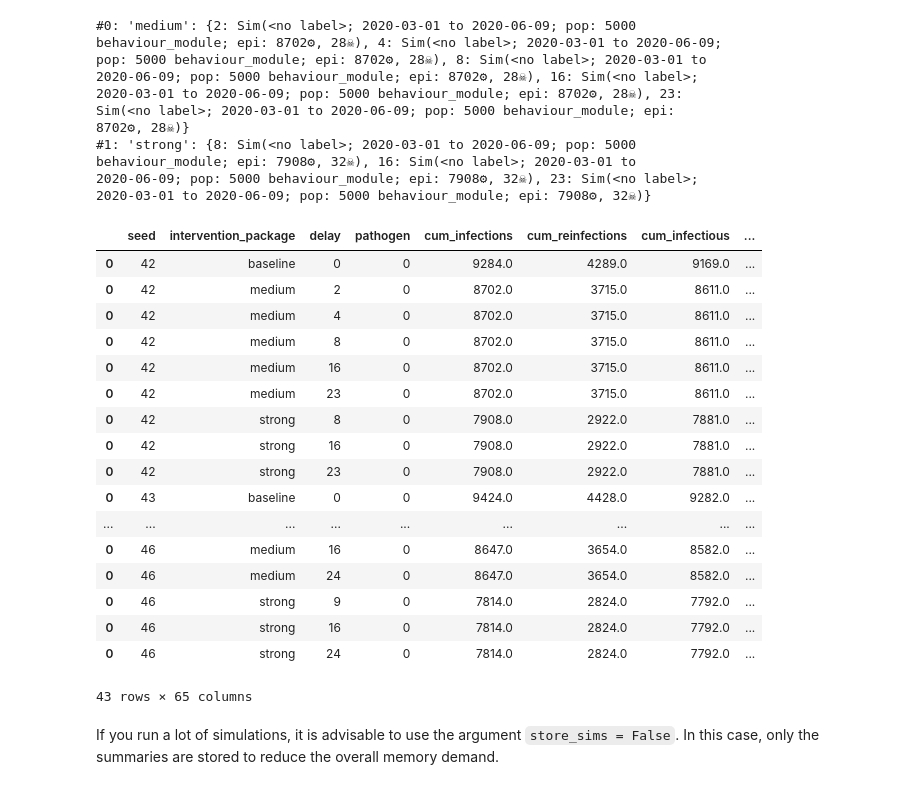
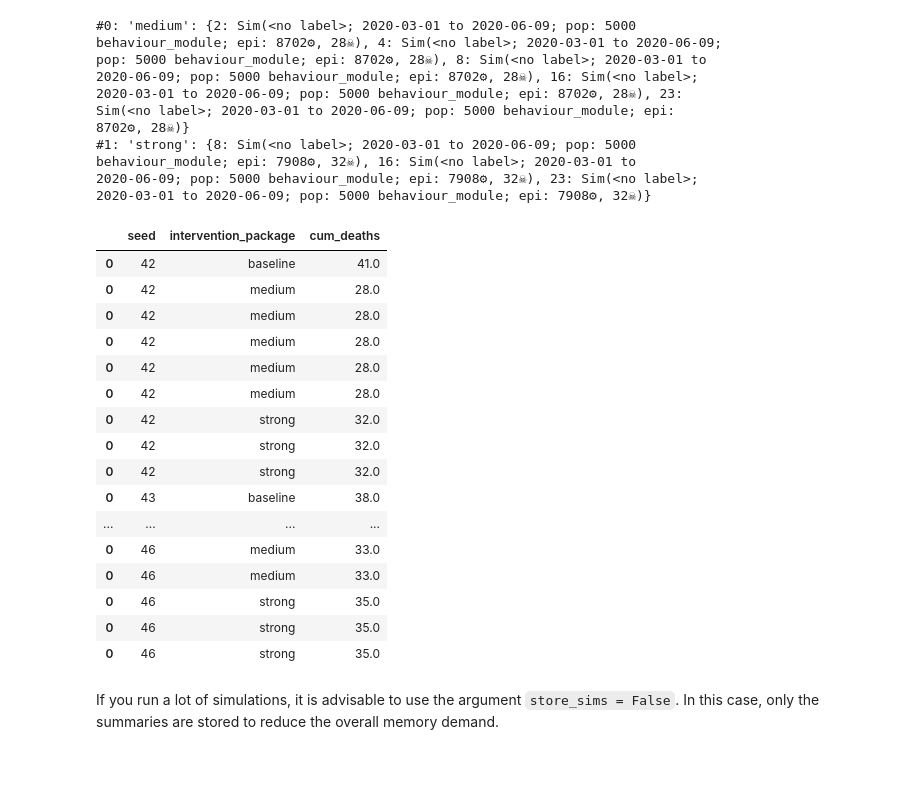
Before and after one commit to ConradKunadu/pathosim-obg, a Jupyter notebook: demos/counterfactual_sim.ipynb, the cells around one changed output. Saved outputs shown, nothing was run; the diff lists cells and outputs as text; code cells hidden in the pictures.

```diff
--- a/demos/counterfactual_sim.ipynb
+++ b/demos/counterfactual_sim.ipynb
@@ -18,6 +18,10 @@ result_keys = [
 PathoSim 3.1.2 (2022-01-16) — © 2023 by McGill University
 # %% [markdown]
 ##### Baseline simulation parameters
+# %%
+le = inf.LifeExpectancy(list(range(87, 0, -1)), list(range(89, 0, -1)))
+# %%
+bd = inf.Burden(life_expectancy=le)
 # %%
 sim_pars = dict(
         use_waning    = True,
@@ -26,6 +30,7 @@ sim_pars = dict(
         n_days        = 100,
         verbose       = 0,
         rand_seed     = 42,
+        burden       = bd
     )
 # %% [markdown]
 ##### Intervention packages
@@ -50,7 +55,7 @@ pathogen = inf.SARS_COV_2(10)
 # %% [markdown]
 ##### Set up counterfactual simulation
 # %%
-cf = inf.CounterfactualMultiSim(sim_pars, pathogens = [pathogen], intervention_packages=packages, n_sims=5, maxcpu=0.9, maxmem = 0.9)
+cf = inf.CounterfactualMultiSim(sim_pars, pathogens = [pathogen], intervention_packages=packages, n_sims=1, maxcpu=0.9, maxmem = 0.9)
 # %% [markdown]
 Run the baseline scenario (no interventions). This also checks whether a larger epidemic occurs in the simulated scenario and determines a realistic range of detection times.
 # %%
@@ -259,26 +278,25 @@ behaviour_module; epi: 7908⚙, 32☠), 16: Sim(<no label>; 2020-03-01 to
 2020-06-09; pop: 5000 behaviour_module; epi: 7908⚙, 32☠), 23: Sim(<no label>;
 2020-03-01 to 2020-06-09; pop: 5000 behaviour_module; epi: 7908⚙, 32☠)}
 # %%
-cf.get_summaries_df()
+cf.get_summaries_df()[["seed", "intervention_package", "cum_deaths"]]
 # %% [output]
-|  | seed | intervention_package | delay | pathogen | cum_infections | cum_reinfections | cum_infectious | ... |
-| 0 | 42 | baseline | 0 | 0 | 9284.0 | 4289.0 | 9169.0 | ... |
-| 0 | 42 | medium | 2 | 0 | 8702.0 | 3715.0 | 8611.0 | ... |
-| 0 | 42 | medium | 4 | 0 | 8702.0 | 3715.0 | 8611.0 | ... |
-| 0 | 42 | medium | 8 | 0 | 8702.0 | 3715.0 | 8611.0 | ... |
-| 0 | 42 | medium | 16 | 0 | 8702.0 | 3715.0 | 8611.0 | ... |
-| 0 | 42 | medium | 23 | 0 | 8702.0 | 3715.0 | 8611.0 | ... |
-| 0 | 42 | strong | 8 | 0 | 7908.0 | 2922.0 | 7881.0 | ... |
-| 0 | 42 | strong | 16 | 0 | 7908.0 | 2922.0 | 7881.0 | ... |
-| 0 | 42 | strong | 23 | 0 | 7908.0 | 2922.0 | 7881.0 | ... |
-| 0 | 43 | baseline | 0 | 0 | 9424.0 | 4428.0 | 9282.0 | ... |
-| ... | ... | ... | ... | ... | ... | ... | ... | ... |
-| 0 | 46 | medium | 16 | 0 | 8647.0 | 3654.0 | 8582.0 | ... |
-| 0 | 46 | medium | 24 | 0 | 8647.0 | 3654.0 | 8582.0 | ... |
-| 0 | 46 | strong | 9 | 0 | 7814.0 | 2824.0 | 7792.0 | ... |
-| 0 | 46 | strong | 16 | 0 | 7814.0 | 2824.0 | 7792.0 | ... |
-| 0 | 46 | strong | 24 | 0 | 7814.0 | 2824.0 | 7792.0 | ... |
+|  | seed | intervention_package | cum_deaths |
+| 0 | 42 | baseline | 41.0 |
+| 0 | 42 | medium | 28.0 |
+| 0 | 42 | medium | 28.0 |
+| 0 | 42 | medium | 28.0 |
+| 0 | 42 | medium | 28.0 |
+| 0 | 42 | medium | 28.0 |
+| 0 | 42 | strong | 32.0 |
+| 0 | 42 | strong | 32.0 |
+| 0 | 42 | strong | 32.0 |
+| 0 | 43 | baseline | 38.0 |
+| ... | ... | ... | ... |
+| 0 | 46 | medium | 33.0 |
+| 0 | 46 | medium | 33.0 |
+| 0 | 46 | strong | 35.0 |
+| 0 | 46 | strong | 35.0 |
+| 0 | 46 | strong | 35.0 |
-43 rows × 65 columns
 # %% [markdown]
 If you run a lot of simulations, it is advisable to use the argument `store_sims = False`. In this case, only the summaries are stored to reduce the overall memory demand.
 # %%
```
Also changed, not shown: parts of 6 cells of this notebook, 4 other files.
